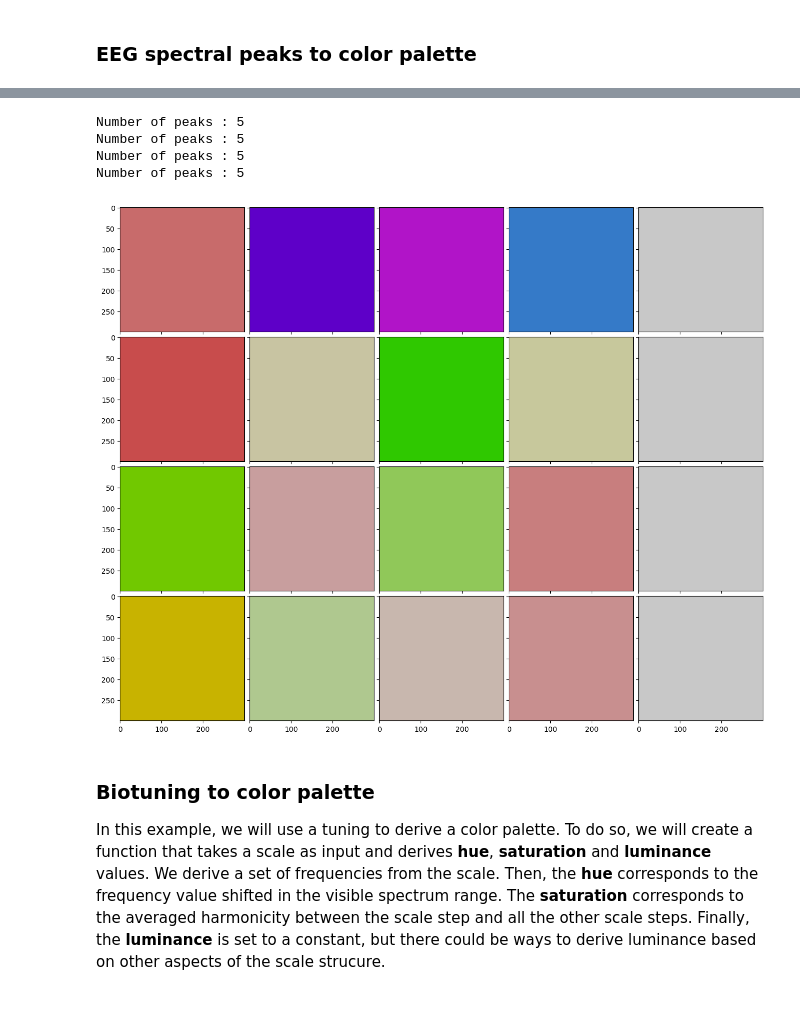
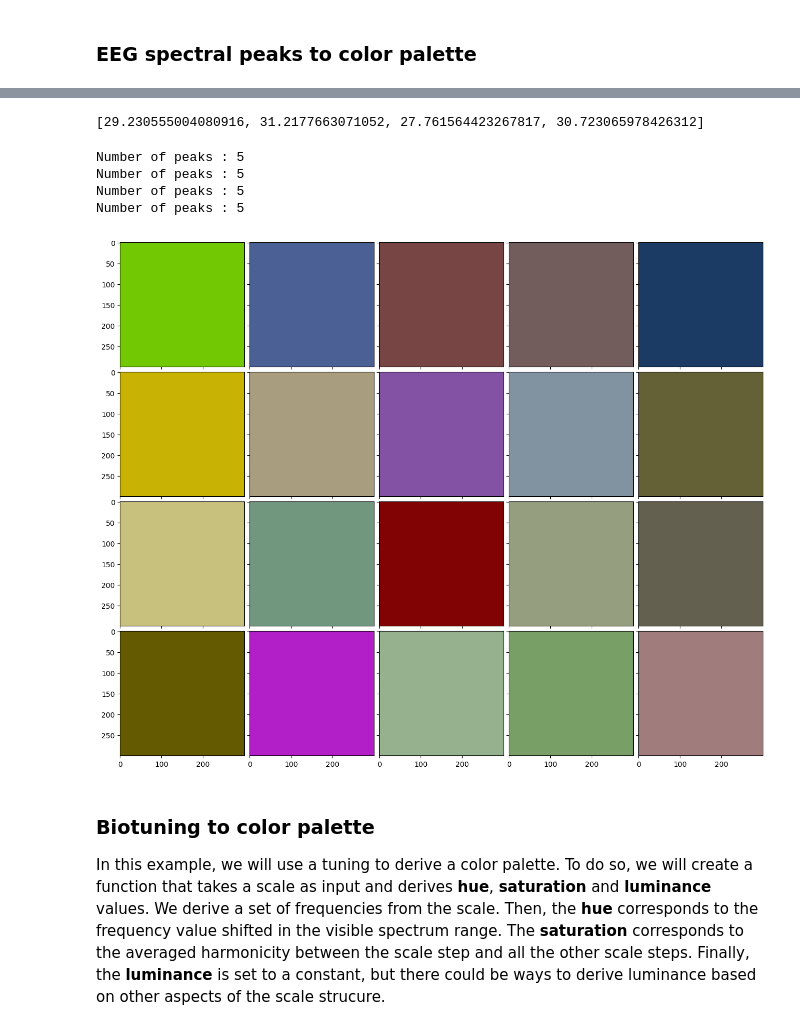
Before and after one commit to AntoineBellemare/biotuner, a Jupyter notebook: examples/Biowavelenght.ipynb, the cells around one changed output, grey strips where cells are left out. Saved outputs shown, nothing was run; the diff lists cells and outputs as text; code cells hidden in the pictures.

```diff
--- a/examples/Biowavelenght.ipynb
+++ b/examples/Biowavelenght.ipynb
@@ -62,5 +63,28 @@ A few lines about astronomical spectroscopy.
+# %%
+
+peaks = [2.3, 5.4, 7.3, 12]
+def peaks_ratios_harm(peaks, function=dyad_similarity):
+    harm = []
+    for p in peaks:
+        harm_temp = []
+        for p2 in peaks:
+            harm_temp.append(function(p/p2))
+        harm.append(np.mean(harm_temp))
+    peaks_ordered = [x for _, x in sorted(zip(harm, peaks))]
+    return harm
+
+harm = peaks_ratios_harm(peaks)
+harm
+# %% [output]
+[29.230555004080916, 31.2177663071052, 27.761564423267817, 30.723065978426312]
 # %%
 from biotuner.biocolors import scale2freqs, audible2visible, wavelength_to_rgb
+
+# load dataset
+data = np.load('data_examples/EEG_pareidolia/parei_data_1000ts.npy')
+
+# take single time series
+data_ts = data[30]
 tmin = 0
 tmax = 5000
 window = 1000
@@ -68,65 +92,77 @@ window = 1000
 timestamps = list(range(tmin, tmax, window))
 peaks_tot = []
 amps_tot = []
+harm_tot = []
+
+# extract spectral peaks for all successive window
 for t in range(len(timestamps)):
     try:
+
         win = [timestamps[t], timestamps[t+1]]
         #print(win[0], win[1])
-        data_ = data[10][win[0]:win[1]] # Define data (single time series)
-        biotuning = compute_biotuner(1000, peaks_function = 'EMD', precision = 0.1, n_harm = 10,
-                    ratios_n_harms = 10, ratios_inc_fit = False, ratios_inc = False) # Initialize biotuner object
-        biotuning.peaks_extraction(data_, ratios_extension = True, max_freq = 50)
+        data_ = data_ts[win[0]:win[1]] # Define data (single time series)
+        # Initialize biotuner object
+        biotuning = compute_biotuner(1000, peaks_function='EMD', precision=0.1, n_harm=10,
+                    ratios_n_harms=10, ratios_inc_fit=False, ratios_inc=False)
+        # Extract spectral peaks
+        biotuning.peaks_extraction(data_, ratios_extension = True, max_freq=50)
         peaks = list(biotuning.peaks)
         amps = np.array(list(biotuning.amps))
-        amps = np.interp(amps, (amps.min(), amps.max()), (75, 175)).astype('uint8')
+        amps = np.interp(amps, (amps.min(), amps.max()), (100, 200)).astype('uint8')
+        harm = peaks_ratios_harm(biotuning.peaks)
+        harm = np.array(harm)
+        harm = np.interp(harm, (harm.min(), harm.max()), (50, 250)).astype('uint8')
+        harm_tot.append(harm)
         peaks_tot.append(peaks)
         amps_tot.append(amps)
-    except:
+
+    except IndexError:
         pass
 
-amps_tot
-amps_tot = ((amps_tot - np.min(amps_tot)) * (1/(np.max(amps_tot) - np.min(amps_tot)) * 255)).astype('uint8')
+# rescale amplitude
+#amps_tot = ((amps_tot - np.min(amps_tot)) * (1/(np.max(amps_tot) - np.min(amps_tot)) * 255)).astype('uint8')
+
 img_array = []
-for ts, amp in zip(peaks_tot, amps_tot):
+# use frequency and amplitude information to derive HSV values.
+for peaks, amp, harm in zip(peaks_tot, amps_tot, harm_tot):
     #print(ts_n)
-    peaks = ts
     i = 0
-    for p, a in zip(peaks, amp):
+    for p, a, h in zip(peaks, amp, harm):
 
         _, _, nm, octave = audible2visible(p)
         #print(octave)
         rgb = wavelength_to_rgb(nm)
         hsv = colorsys.rgb_to_hsv(rgb[0]/float(255),rgb[1]/float(255), rgb[2]/float(255))
         hsv = np.array(hsv)
         hsv = ((hsv - 0) * (1/(1 - 0) * 255)).astype('uint8')
         hsv = list(hsv)
 
-        hsv[2] = 200
-        hsv[1] = a
+        hsv[2] = a
+        hsv[1] = h
         hsv = tuple(hsv)
         img = Image.new('HSV', (300, 300), hsv)
 
         img_array.append(img)
 
 
 
 fig = plt.figure(figsize=(16., 16.))
 grid = ImageGrid(fig, 111,  # similar to subplot(111)
                  nrows_ncols=(len(peaks_tot), len(peaks_tot[0])),  # creates 2x2 grid of axes
                  axes_pad=0.1,  # pad between axes in inch.
                  )
 
 for ax, im in zip(grid, img_array):
     # Iterating over the grid returns the Axes.
     ax.imshow(im)
 
 plt.show()
 # %% [output]
 Number of peaks : 5
 Number of peaks : 5
 Number of peaks : 5
 Number of peaks : 5
-[figure, old version]
+[figure, new version]
 # %% [markdown]
 ### Biotuning to color palette
 
```
Also changed, not shown: parts of 5 cells of this notebook, 1 other file.
